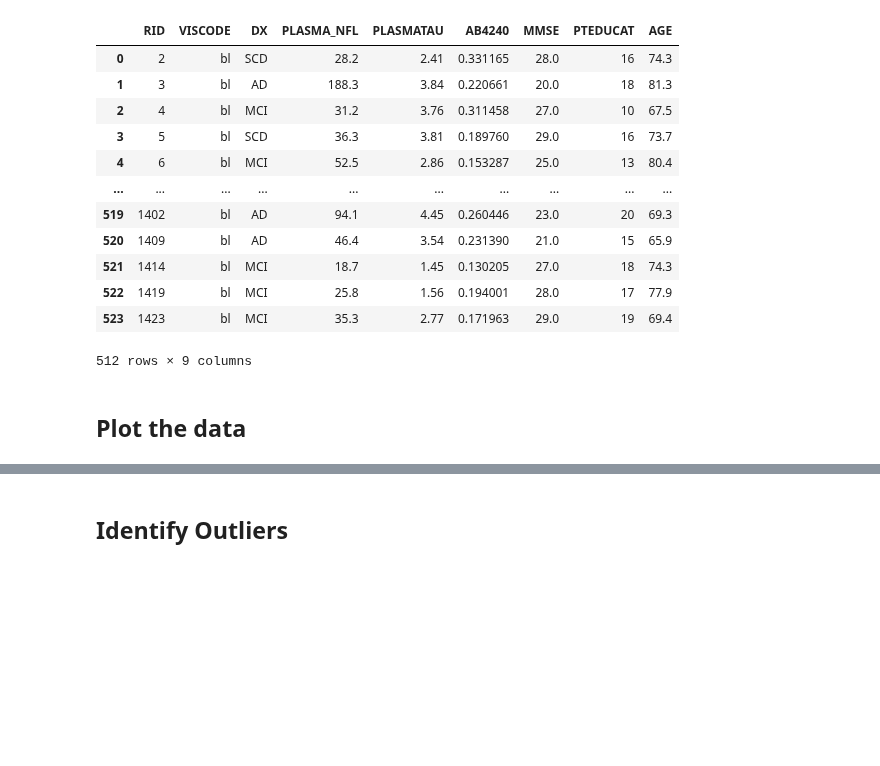
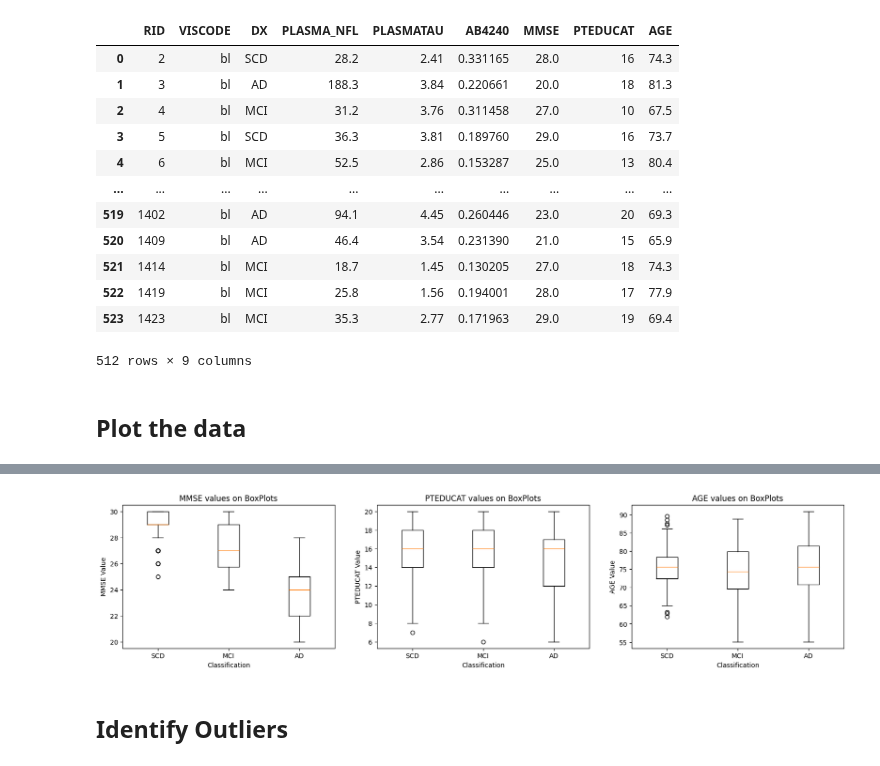
Before and after one commit to danielmakin/NoMoreAlzheimersDisease, a Jupyter notebook: PreProcessing.ipynb, the cells around one changed output, grey strips where cells are left out. Saved outputs shown, nothing was run; the diff lists cells and outputs as text; code cells hidden in the pictures; blank space fills up the shorter version.

```diff
--- a/PreProcessing.ipynb
+++ b/PreProcessing.ipynb
@@ -146,3 +84,7 @@ plt.show()
+# %%
+vd.display(['MMSE', 'PTEDUCAT', 'AGE'])
+# %% [output]
+[figure, added]
 # %% [markdown]
 ## Identify Outliers
 # %%
```
Also changed, not shown: parts of 9 cells of this notebook, 1 other file.
